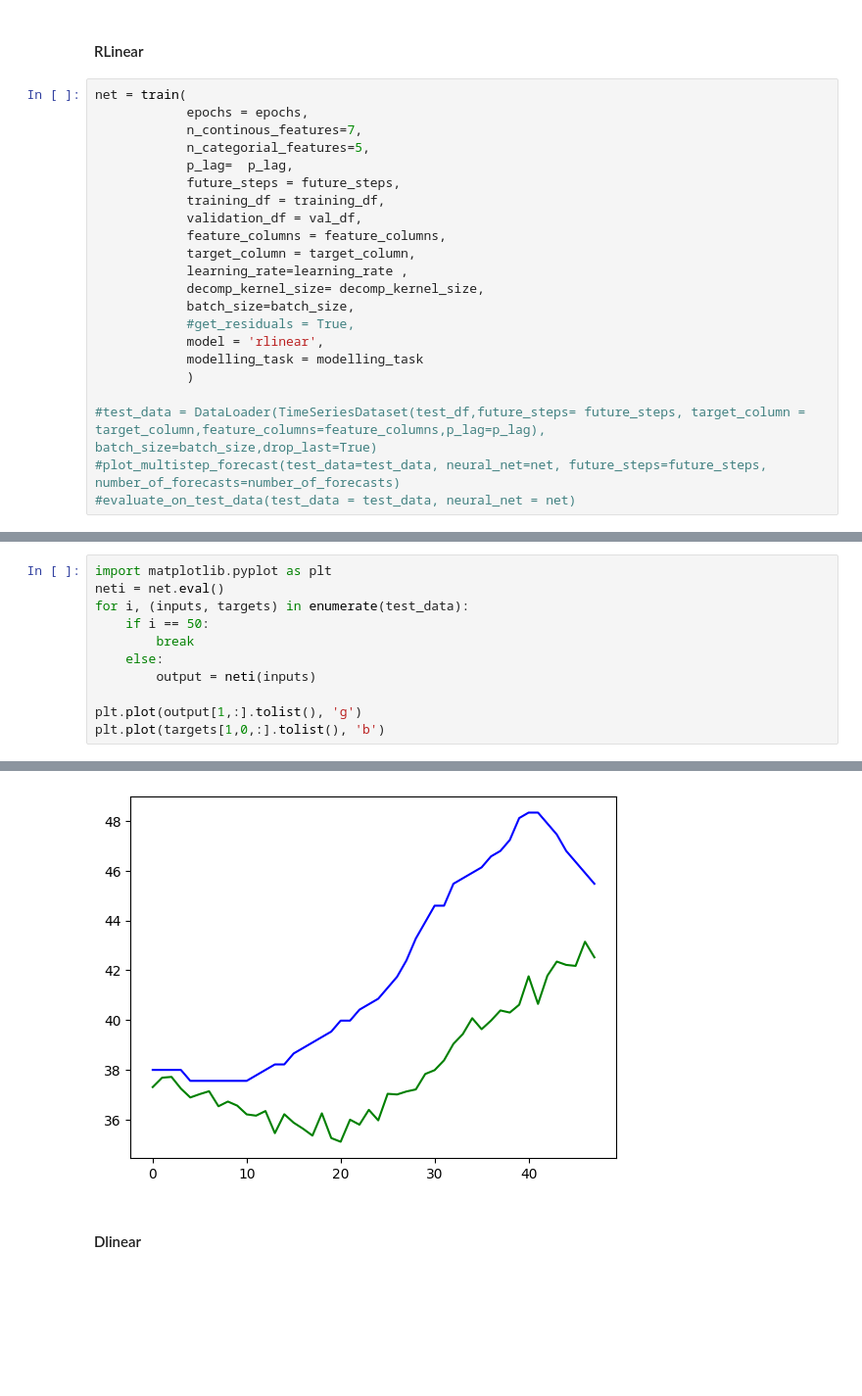
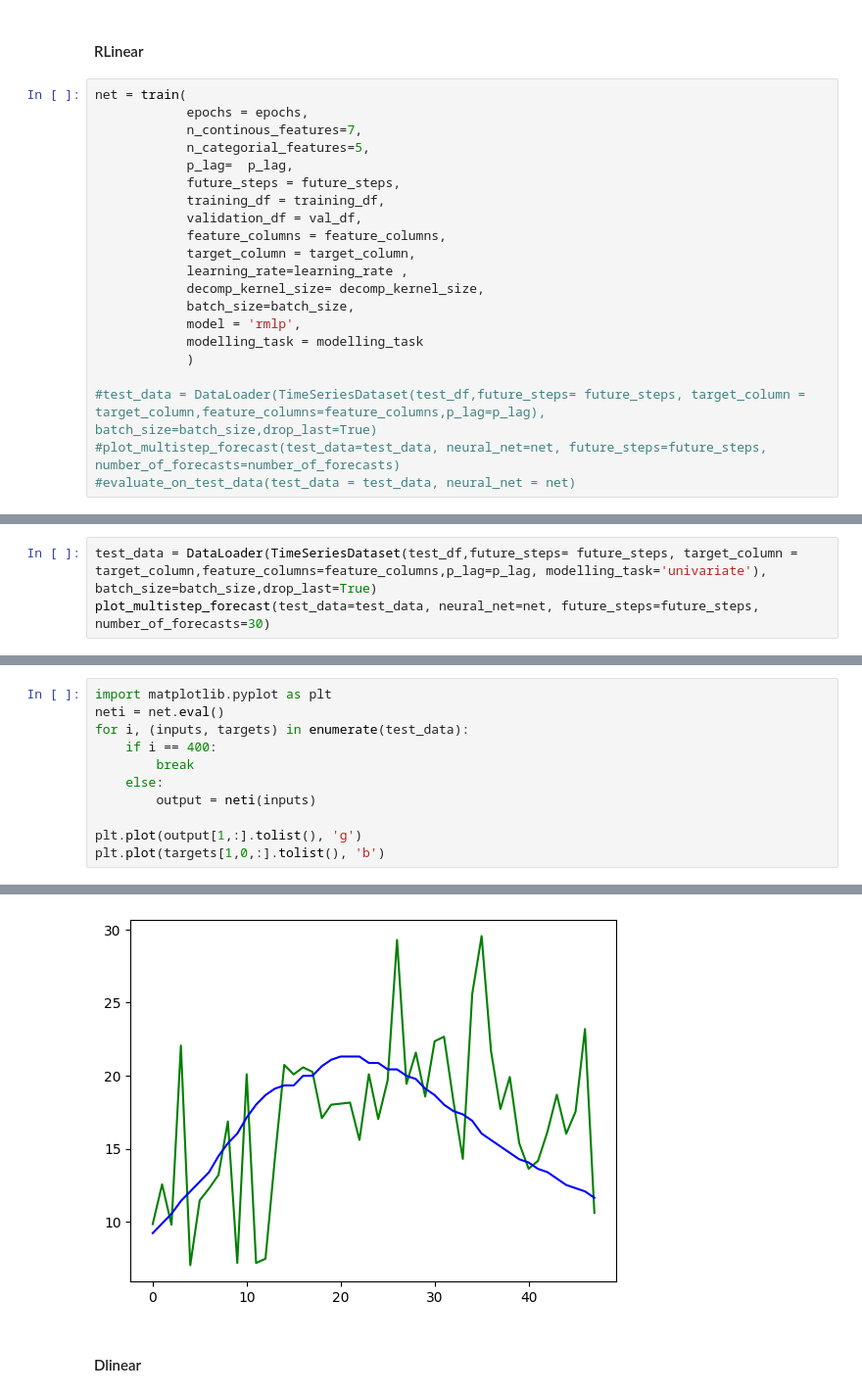
Before and after one commit to nickhanabah/time_series_experiment, a Jupyter notebook: experimentsETTm2.ipynb, the cells around one changed output, grey strips where cells are left out. Shown at 98% size. Saved outputs shown, nothing was run; the diff lists cells and outputs as text; blank space fills up the shorter version.

```diff
--- a/experimentsETTm2.ipynb
+++ b/experimentsETTm2.ipynb
@@ -47,8 +47,7 @@ net = train(
             learning_rate=learning_rate ,
             decomp_kernel_size= decomp_kernel_size,
             batch_size=batch_size,
-            #get_residuals = True,
-            model = 'rlinear',
+            model = 'rmlp',
             modelling_task = modelling_task
             )
 
@@ -76,0 +75,3 @@ KeyboardInterrupt:
+# %%
+test_data = DataLoader(TimeSeriesDataset(test_df,future_steps= future_steps, target_column = target_column,feature_columns=feature_columns,p_lag=p_lag, modelling_task='univariate'), batch_size=batch_size,drop_last=True)
+plot_multistep_forecast(test_data=test_data, neural_net=net, future_steps=future_steps, number_of_forecasts=30)
@@ -77,17 +80,17 @@ KeyboardInterrupt:
 # %%
 import matplotlib.pyplot as plt
 neti = net.eval()
 for i, (inputs, targets) in enumerate(test_data):
-    if i == 50:
+    if i == 400:
         break
     else:
         output = neti(inputs)
 
 plt.plot(output[1,:].tolist(), 'g')
 plt.plot(targets[1,0,:].tolist(), 'b')
 # %% [output]
 [<matplotlib.lines.Line2D at 0x...>]
-[figure, old version]
+[figure, new version]
 # %% [markdown]
 #### Dlinear
 # %%
```
Also changed, not shown: parts of 2 cells of this notebook, 2 other files.
